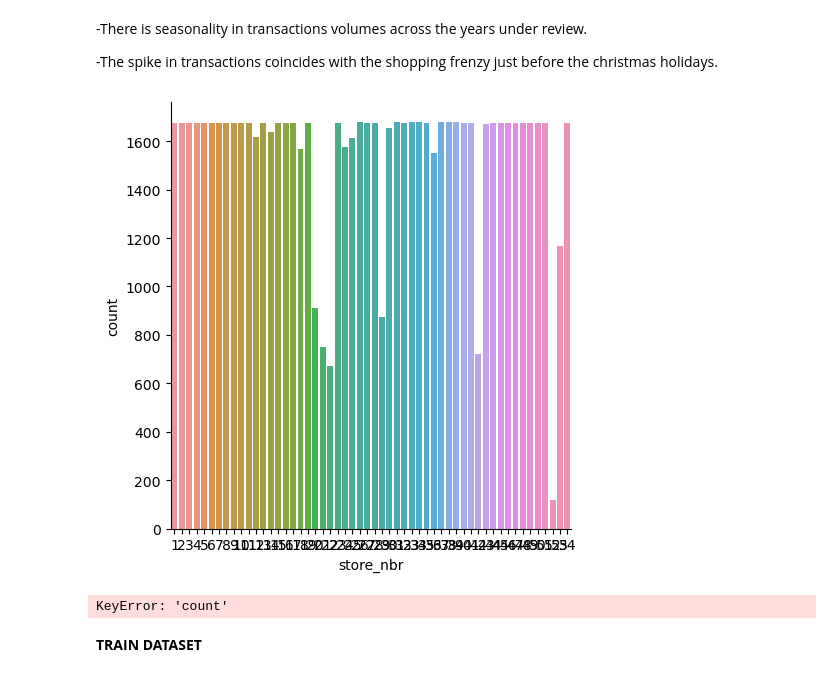
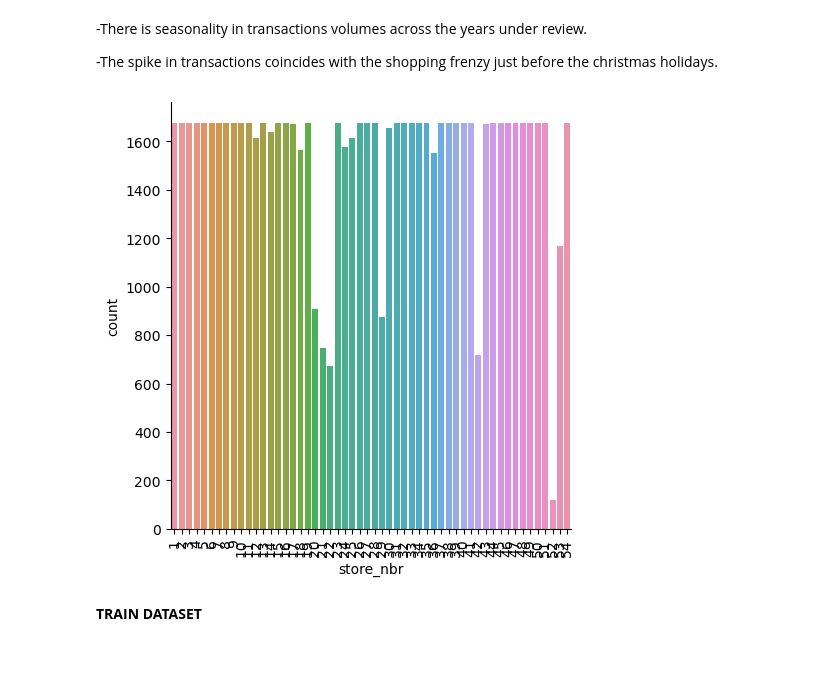
Before and after one commit to musah29/Sales_Forecast_Regression_Analysis, a Jupyter notebook: TIME SERIES SALES FORECAST.ipynb, the cells around one changed output. Saved outputs shown, nothing was run; the diff lists cells and outputs as text; code cells hidden in the pictures.

```diff
--- a/TIME SERIES SALES FORECAST.ipynb
+++ b/TIME SERIES SALES FORECAST.ipynb
@@ -445,28 +461,11 @@ plt.plot(df_transactions.transactions);
 
 -The spike in transactions coincides with the shopping frenzy just before the christmas holidays.
 # %%
-#transaction_plot=sns.catplot(data=df_transactions,x='store_nbr',kind='count',orient='h')
-#transaction_plot.ax.set_xticklabels(store_plot.ax.get_xticklabels(), rotation=90)
-
 
 transaction_plot = sns.catplot(data=df_transactions, x='store_nbr', kind='count', orient='v')
-transaction_plot.ax.set_xticklabels(transaction_plot.ax.get_xticklabels());
+transaction_plot.ax.set_xticklabels(transaction_plot.ax.get_xticklabels(), rotation=90);
 # %% [output]
-[figure, old version]
+[figure, new version]
-# %%
-
-# Create a barplot
-sns.barplot(x=df_transactions['count'], y=df_transactions['store_nbr'])
-
-# Add labels and title
-plt.xlabel('Count')
-plt.ylabel('Store Number')
-plt.title('Number of Transactions per Store')
-
-# Show the plot
-plt.show()
-# %% [output]
-KeyError: 'count'
 # %% [markdown]
 <b>TRAIN DATASET<b>
 # %%
```
Also changed, not shown: parts of 64 cells of this notebook.
